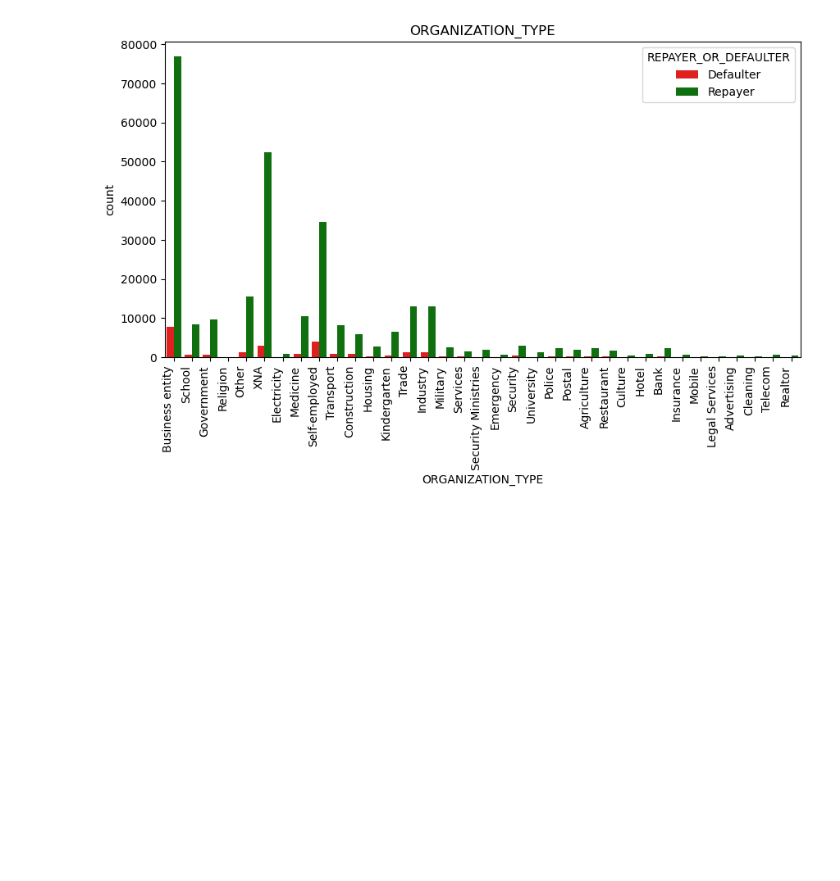
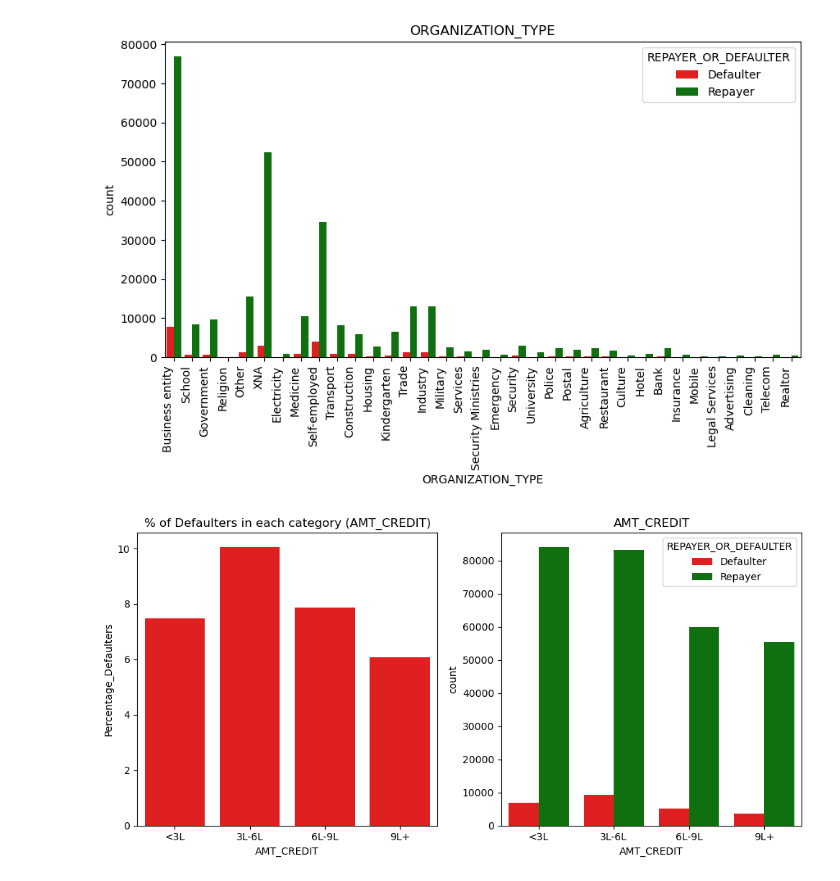
Before and after one commit to Punya-B-R/loan-approval-risk-analysis, a Jupyter notebook: Bank-Loan.ipynb, the cells around one changed output. Drawn from its saved outputs; the diff is of its cells as text; code cells hidden in the pictures; blank space fills up the shorter version.

Commit message:
Univariate Ananlysis12

```diff
--- a/Bank-Loan.ipynb
+++ b/Bank-Loan.ipynb
@@ -421,3 +421,8 @@ plt.show()
 # %% [output]
 [figure]
 [figure]
+# %%
+app['AMT_CREDIT'] = pd.cut(app['AMT_CREDIT'], [0, 300000, 600000, 900000, 9999999999], labels=['<3L', '3L-6L', '6L-9L', '9L+'])
+app_univariate_categorical('AMT_CREDIT')
+# %% [output]
+[figure, added]
```
Also changed, not shown: parts of 4 cells of this notebook.
